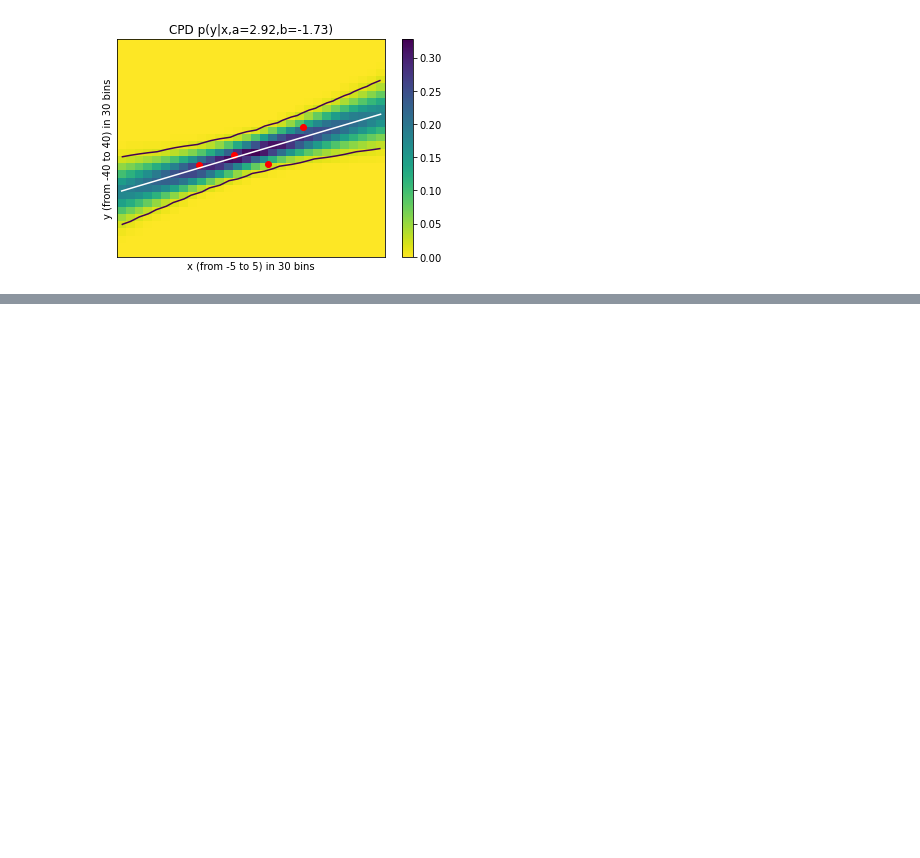
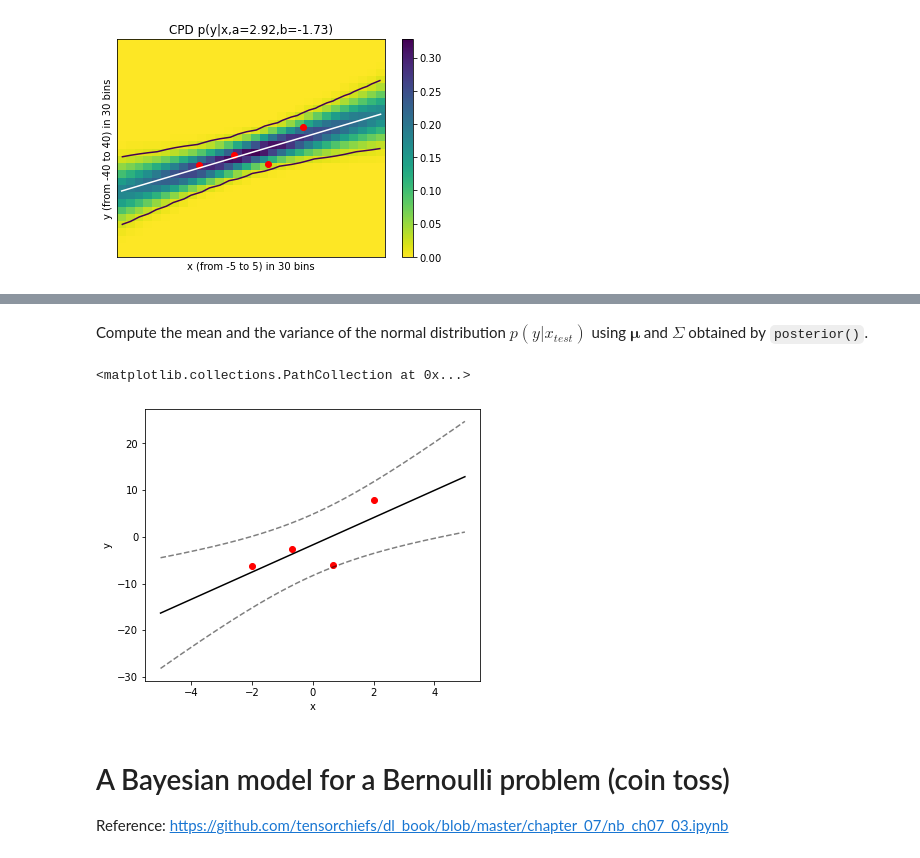
Before and after one commit to dchoi77/Learn_MLs, a Jupyter notebook: Bayes models.ipynb, the cells around one changed output, grey strips where cells are left out. Drawn from its saved outputs; the diff is of its cells as text; code cells hidden in the pictures; blank space fills up the shorter version.

```diff
--- a/Bayes Linear Regression.ipynb
+++ b/Bayes models.ipynb
@@ -161,0 +172,36 @@ plot_cpd(pyx, fig, ax)
+# %%
+def posterior(one_over_var0, x, var):
+    # one_over_var0: 1 / sigma0^2
+    X = np.hstack((np.ones((len(x),1)), x))
+    Sig_inv = one_over_var0 * np.eye(X.shape[1]) + X.T.dot(X) / var
+    Sig = np.linalg.inv(Sig_inv)
+    mu = Sig.dot(X.T).dot(y) / var
+    return mu, Sig
+# %% [markdown]
+Compute the mean and the variance of the normal distribution $p(y|x_{test})$ using $\boldsymbol\mu$ and $\Sigma$ obtained by `posterior()`.
+# %%
+def posterior_predictive(x_test, mu, Sig, var):
+    X_test = np.hstack((np.ones((len(x_test),1)), x_test))
+    y_mu = X_test.dot(mu)
+    y_var = var + np.sum(X_test.dot(Sig) * X_test, axis=1)
+    return y_mu, y_var
+# %%
+m, Sigma = posterior(0.0, x, sigma**2)
+
+xs = np.linspace(xmin, xmax, 250)[:,None]
+y_mu, yt_var = posterior_predictive(xs, m, Sigma, sigma**2)
+
+plt.figure(figsize=(6,5))
+plt.plot(xs, y_mu, color = 'black')
+plt.plot(xs, y_mu + 1.96 * np.sqrt(yt_var), ls='dashed', alpha=0.5, color='black')
+plt.plot(xs, y_mu - 1.96 * np.sqrt(yt_var), ls='dashed', alpha=0.5, color='black')
+plt.xlabel('x')
+plt.ylabel('y')
+plt.scatter(x, y, color='r')
+# %% [output]
+<matplotlib.collections.PathCollection at 0x...>
+[figure, added]
+# %% [markdown]
+# A Bayesian model for a Bernoulli problem (coin toss)
+
+Reference: https://github.com/tensorchiefs/dl_book/blob/master/chapter_07/nb_ch07_03.ipynb
```
Also changed, not shown: parts of 10 cells of this notebook.
